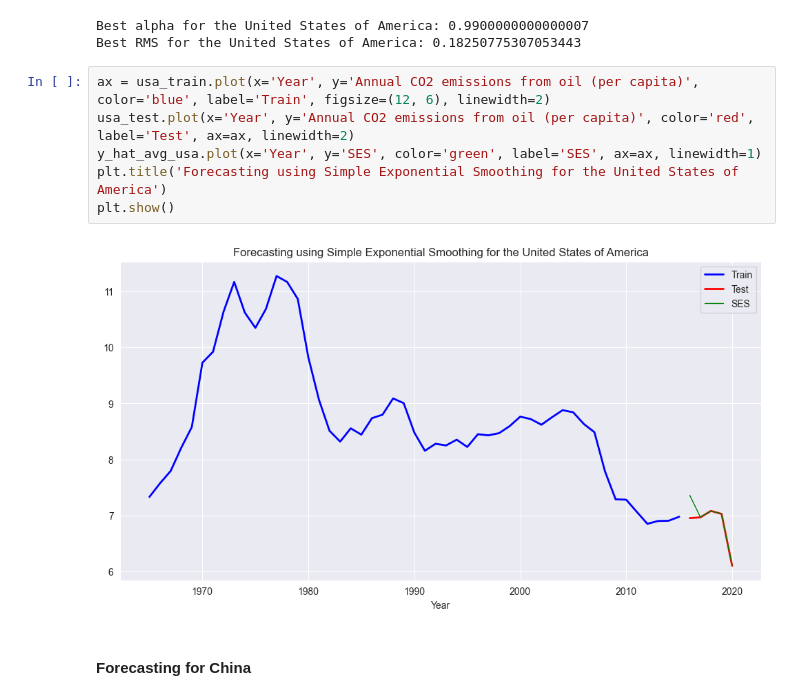
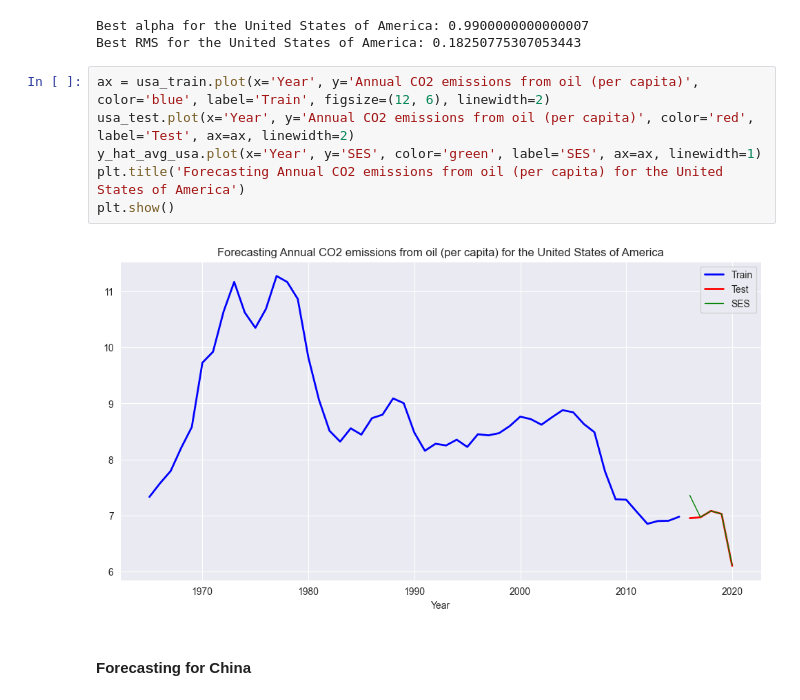
Before and after one commit to IshikaGopie/COMP6940-A4, a Jupyter notebook: section1.ipynb, the cells around one changed output. Drawn from its saved outputs; the diff is of its cells as text.

```diff
--- a/section1.ipynb
+++ b/section1.ipynb
@@ -422,11 +422,11 @@ Best RMS for the United States of America: 0.18250775307053443
 # %%
 ax = usa_train.plot(x='Year', y='Annual CO2 emissions from oil (per capita)', color='blue', label='Train', figsize=(12, 6), linewidth=2)
 usa_test.plot(x='Year', y='Annual CO2 emissions from oil (per capita)', color='red', label='Test', ax=ax, linewidth=2)
 y_hat_avg_usa.plot(x='Year', y='SES', color='green', label='SES', ax=ax, linewidth=1)
-plt.title('Forecasting using Simple Exponential Smoothing for the United States of America')
+plt.title('Forecasting Annual CO2 emissions from oil (per capita) for the United States of America')
 plt.show()
 # %% [output]
-[figure, old version]
+[figure, new version]
 # %% [markdown]
 #### Forecasting for China
 # %%
```
Also changed, not shown: parts of 10 cells of this notebook.
